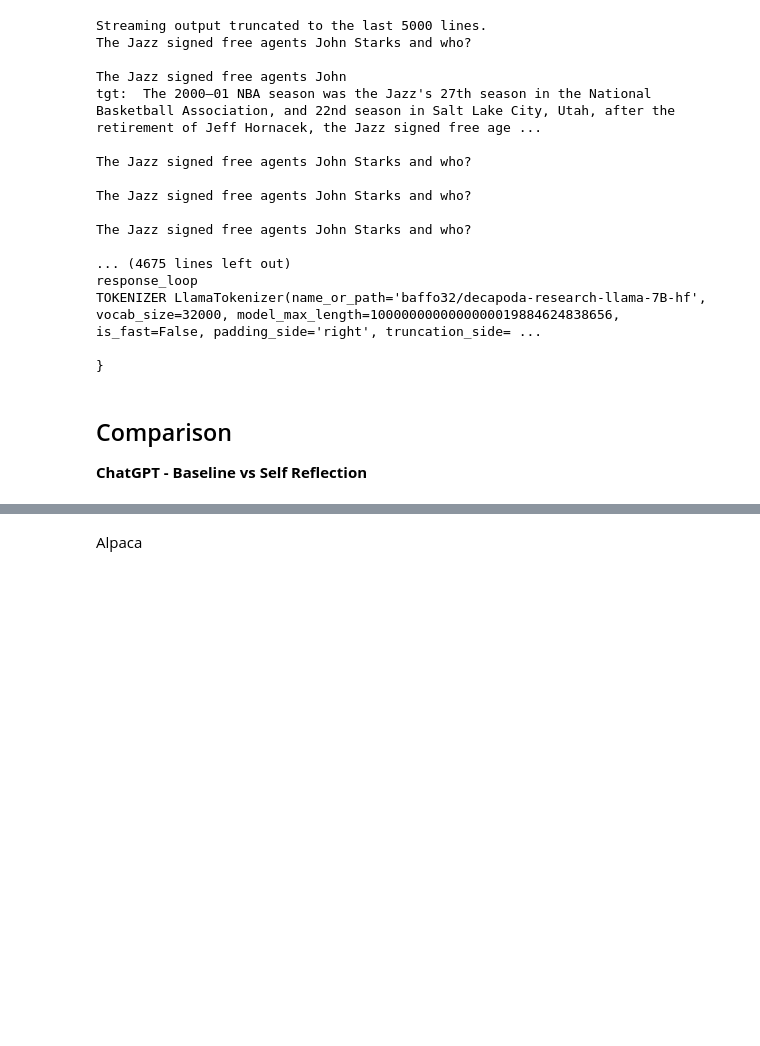
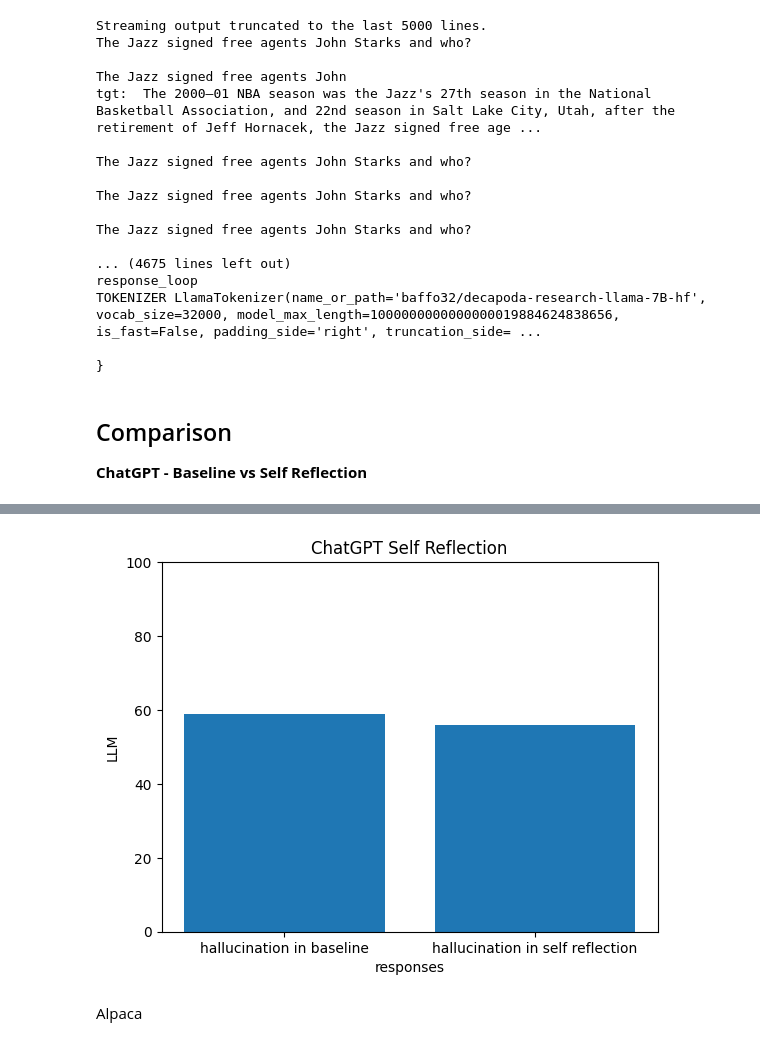
Before and after one commit to gaurikasar/Mitigating-hallucinations-in-LLMs, a Jupyter notebook: hallucinations.ipynb, the cells around one changed output, grey strips where cells are left out. Saved outputs shown, nothing was run; the diff lists cells and outputs as text; code cells hidden in the pictures; blank space fills up the shorter version.

```diff
--- a/hallucinations.ipynb
+++ b/hallucinations.ipynb
@@ -587,2 +542,19 @@ data 2 hallucination count: 59
+# %%
+def plot_graph():
+
+    hallucinated_counts={'hallucination in baseline':59, 'hallucination in self reflection':56}
+    total_count = sum(hallucinated_counts.values())
+    methods = list(hallucinated_counts.keys())
+    counts = list(hallucinated_counts.values())
+    plt.bar(methods, counts)
+    plt.xlabel('responses')
+    plt.ylabel('LLM')
+    plt.ylim(0, 100)
+    plt.title('ChatGPT Self Reflection')
+    plt.show()
+
+plot_graph()
+# %% [output]
+[figure, added]
 # %% [markdown]
 Alpaca
```
Also changed, not shown: parts of 28 cells of this notebook.
